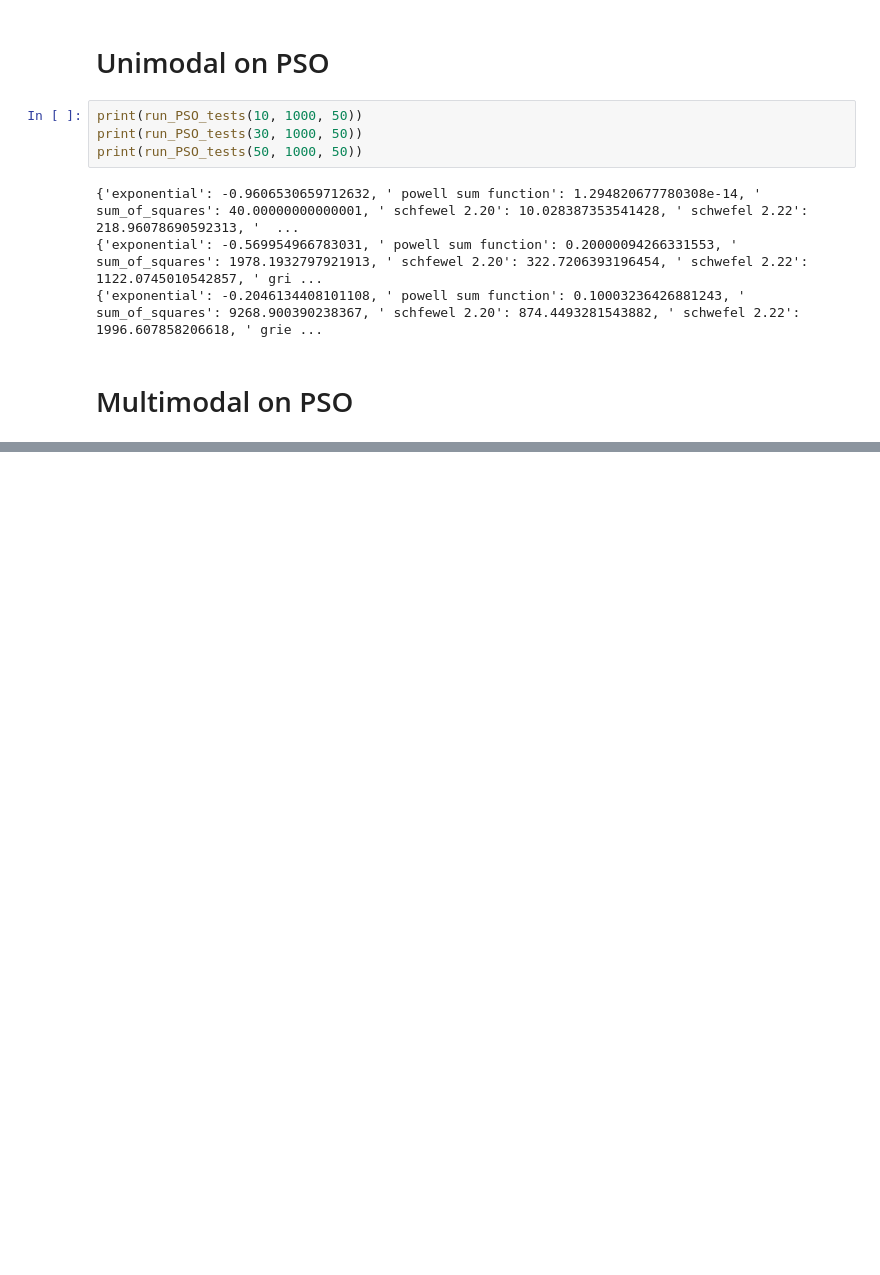
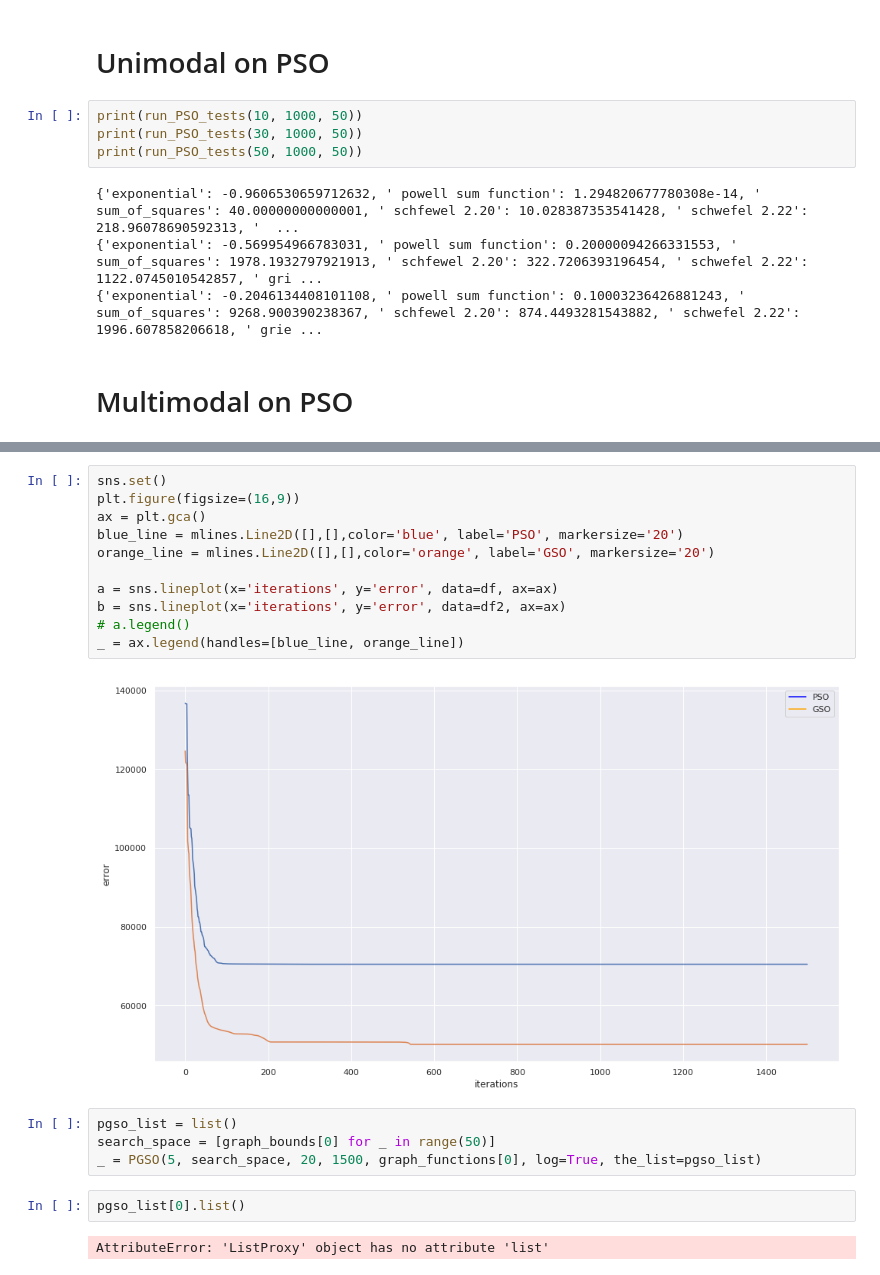
Before and after one commit to shubham0704/parallelGSO, a Jupyter notebook: experiments/Benchmarks.ipynb, the cells around one changed output, grey strips where cells are left out. Drawn from its saved outputs; the diff is of its cells as text; blank space fills up the shorter version.

```diff
--- a/experiments/Benchmarks.ipynb
+++ b/experiments/Benchmarks.ipynb
@@ -289,0 +364,21 @@ print(run_PSO_tests(50, 1000, 50, 'multimodal'))
+# %%
+sns.set()
+plt.figure(figsize=(16,9))
+ax = plt.gca()
+blue_line = mlines.Line2D([],[],color='blue', label='PSO', markersize='20')
+orange_line = mlines.Line2D([],[],color='orange', label='GSO', markersize='20')
+
+a = sns.lineplot(x='iterations', y='error', data=df, ax=ax)
+b = sns.lineplot(x='iterations', y='error', data=df2, ax=ax)
+# a.legend()
+_ = ax.legend(handles=[blue_line, orange_line])
+# %% [output]
+[figure, added]
+# %%
+pgso_list = list()
+search_space = [graph_bounds[0] for _ in range(50)]
+_ = PGSO(5, search_space, 20, 1500, graph_functions[0], log=True, the_list=pgso_list)
+# %%
+pgso_list[0].list()
+# %% [output]
+AttributeError: 'ListProxy' object has no attribute 'list'
```
Also changed, not shown: parts of 16 cells of this notebook, 2 other files.
